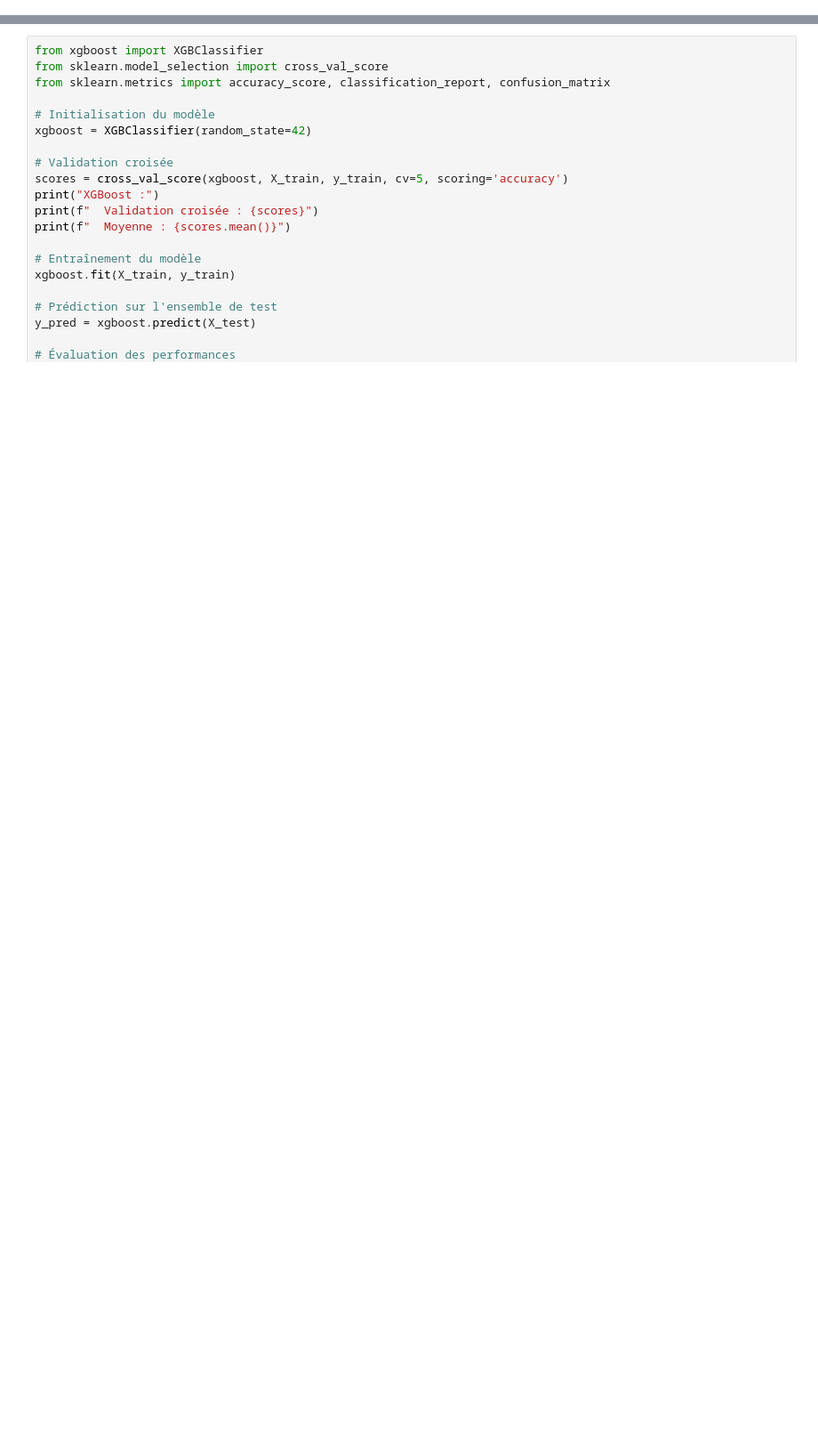
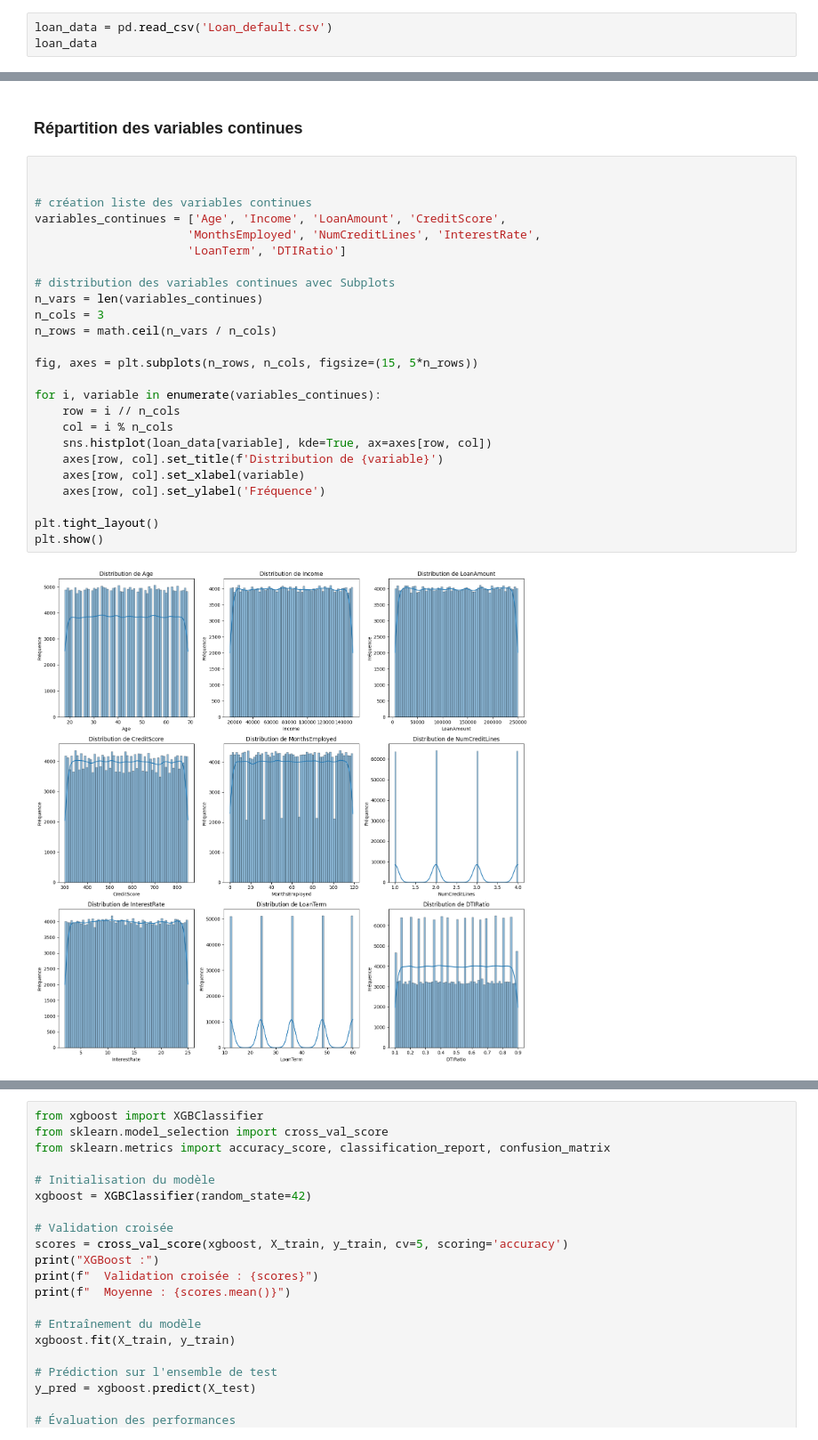
Before and after one commit to Fantaisika/Projet_Machine_Learning, a Jupyter notebook: Exploration.ipynb, the cells around one changed output, grey strips where cells are left out. Shown at 89% size. Cells and saved outputs as stored; diff of their text form; blank space fills up the shorter version.

```diff
--- a/Exploration.ipynb
+++ b/Exploration.ipynb
@@ -702,0 +50,3 @@ weighted avg       0.92      0.92      0.92     90278
+# %%
+loan_data = pd.read_csv('Loan_default.csv')
+loan_data
@@ -702,0 +159,29 @@ weighted avg       0.92      0.92      0.92     90278
+# %% [markdown]
+### Répartition des variables continues
+# %%
+
+
+# création liste des variables continues
+variables_continues = ['Age', 'Income', 'LoanAmount', 'CreditScore',
+                      'MonthsEmployed', 'NumCreditLines', 'InterestRate',
+                      'LoanTerm', 'DTIRatio']
+
+# distribution des variables continues avec Subplots
+n_vars = len(variables_continues)
+n_cols = 3
+n_rows = math.ceil(n_vars / n_cols)
+
+fig, axes = plt.subplots(n_rows, n_cols, figsize=(15, 5*n_rows))
+
+for i, variable in enumerate(variables_continues):
+    row = i // n_cols
+    col = i % n_cols
+    sns.histplot(loan_data[variable], kde=True, ax=axes[row, col])
+    axes[row, col].set_title(f'Distribution de {variable}')
+    axes[row, col].set_xlabel(variable)
+    axes[row, col].set_ylabel('Fréquence')
+
+plt.tight_layout()
+plt.show()
+# %% [output]
+[figure, added]
```
Also changed, not shown: parts of 104 cells of this notebook.
